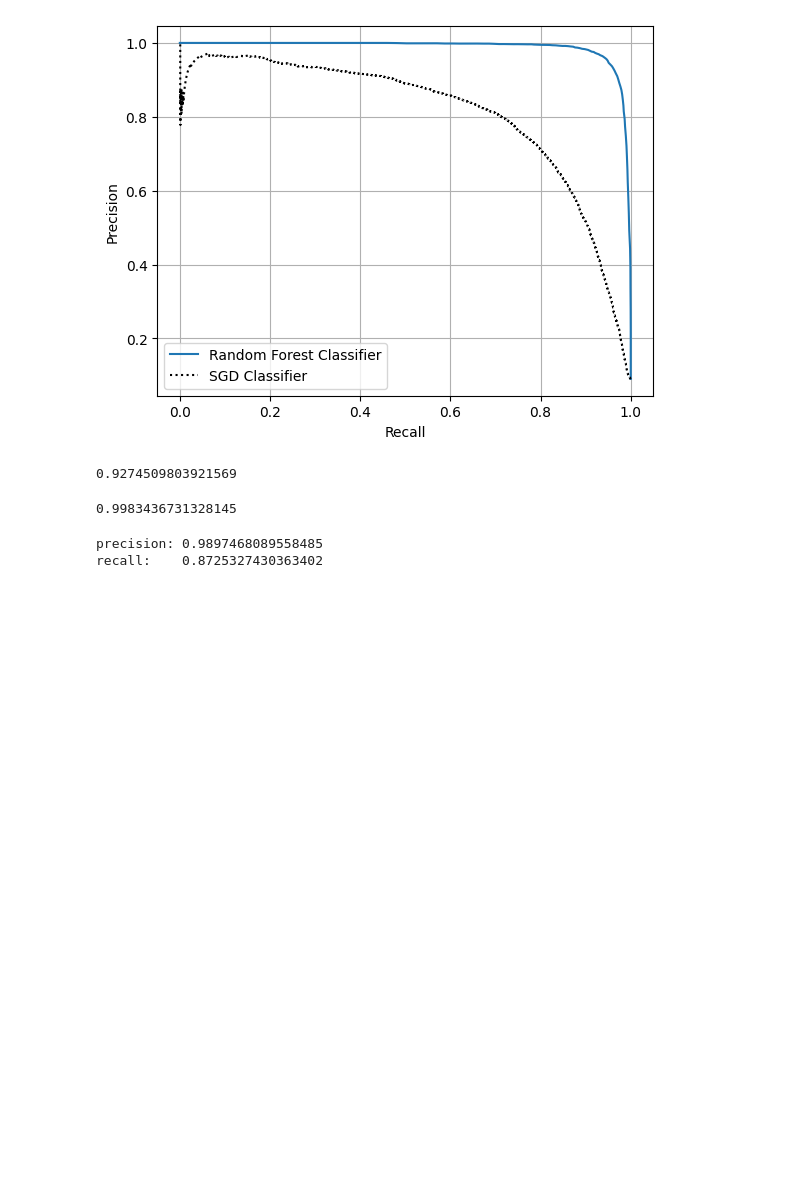
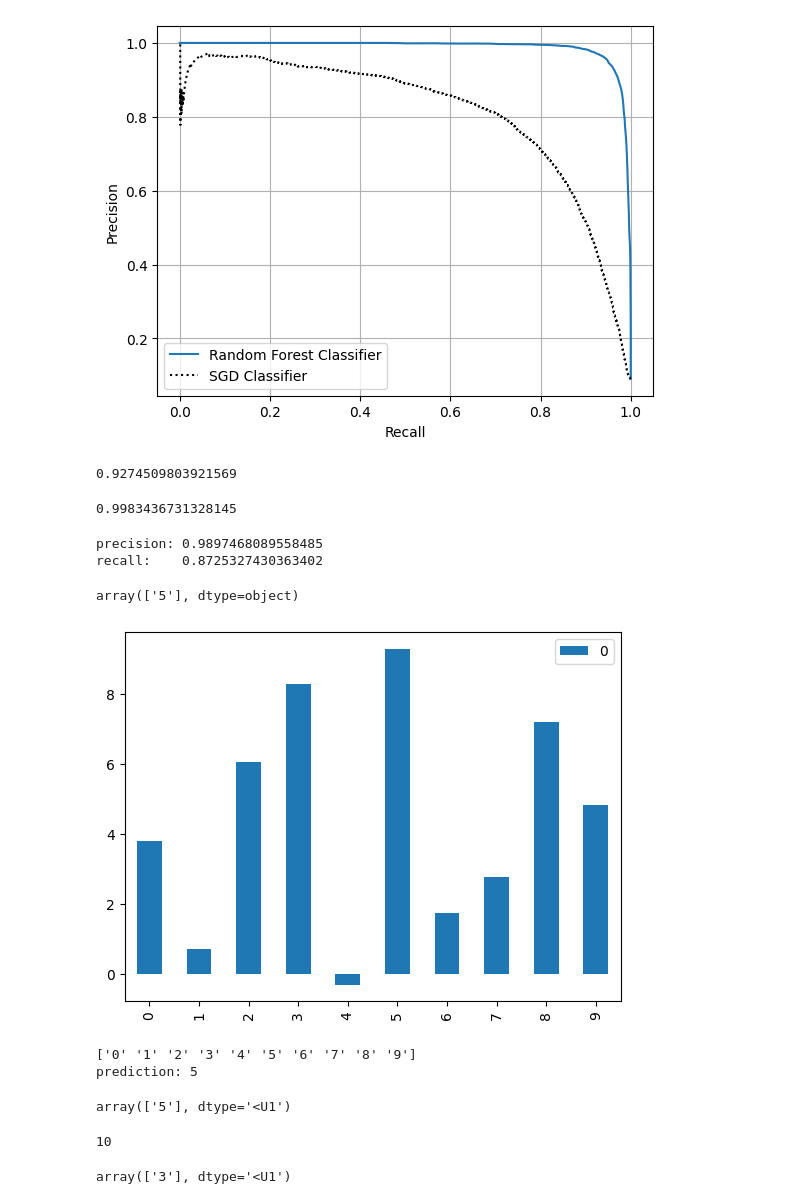
Before and after one commit to fractalate/study-geron-hands-on-machine-learning-with-scikit-learn-keras-and-tensorflow, a Jupyter notebook: Chapter 03/Notebook.ipynb, the cells around one changed output. Drawn from its saved outputs; the diff is of its cells as text; code cells hidden in the pictures; blank space fills up the shorter version.

```diff
--- a/Chapter 03/Notebook.ipynb
+++ b/Chapter 03/Notebook.ipynb
@@ -322,3 +330,41 @@ print('recall:   ', recall_score(y_train_5, y_train_pred_forest))
 # %% [output]
 precision: 0.9897468089558485
 recall:    0.8725327430363402
+# %%
+svm_clf = SVC(random_state=42)
+svm_clf.fit(X_train[:2000], y_train[:2000])
+
+svm_clf.predict([some_digit_5])
+# %% [output]
+array(['5'], dtype=object)
+# %%
+some_digit_scores = svm_clf.decision_function([some_digit_5])
+pd.DataFrame(some_digit_scores, columns=[str(x) for x in range(10)]).transpose().plot.bar()
+plt.show()
+# %% [output]
+[figure, added]
+# %%
+print(svm_clf.classes_)
+
+class_id = some_digit_scores.argmax()
+print("prediction:", svm_clf.classes_[class_id])
+# %% [output]
+['0' '1' '2' '3' '4' '5' '6' '7' '8' '9']
+prediction: 5
+# %%
+ovr_clf = OneVsRestClassifier(SVC(random_state=42), n_jobs=-1)
+ovr_clf.fit(X_train[:2000], y_train[:2000])
+
+ovr_clf.predict([some_digit_5])
+# %% [output]
+array(['5'], dtype='<U1')
+# %%
+len(ovr_clf.estimators_)
+# %% [output]
+10
+# %%
+sgd_clf = SGDClassifier(random_state=42, n_jobs=-1)
+sgd_clf.fit(X_train, y_train)
+sgd_clf.predict([some_digit_5])
+# %% [output]
+array(['3'], dtype='<U1')
```
Also changed, not shown: parts of 15 cells of this notebook, 1 other file.
